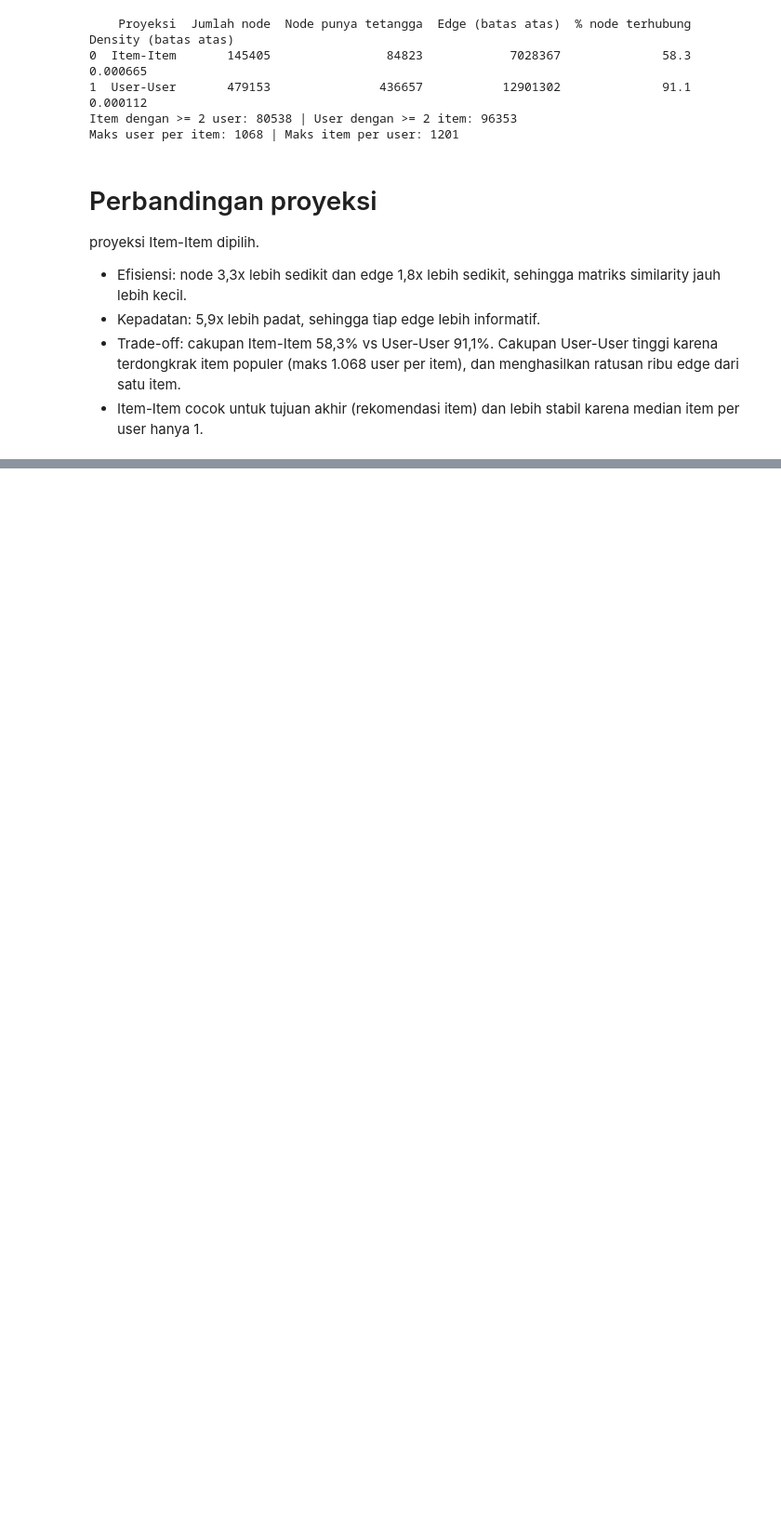
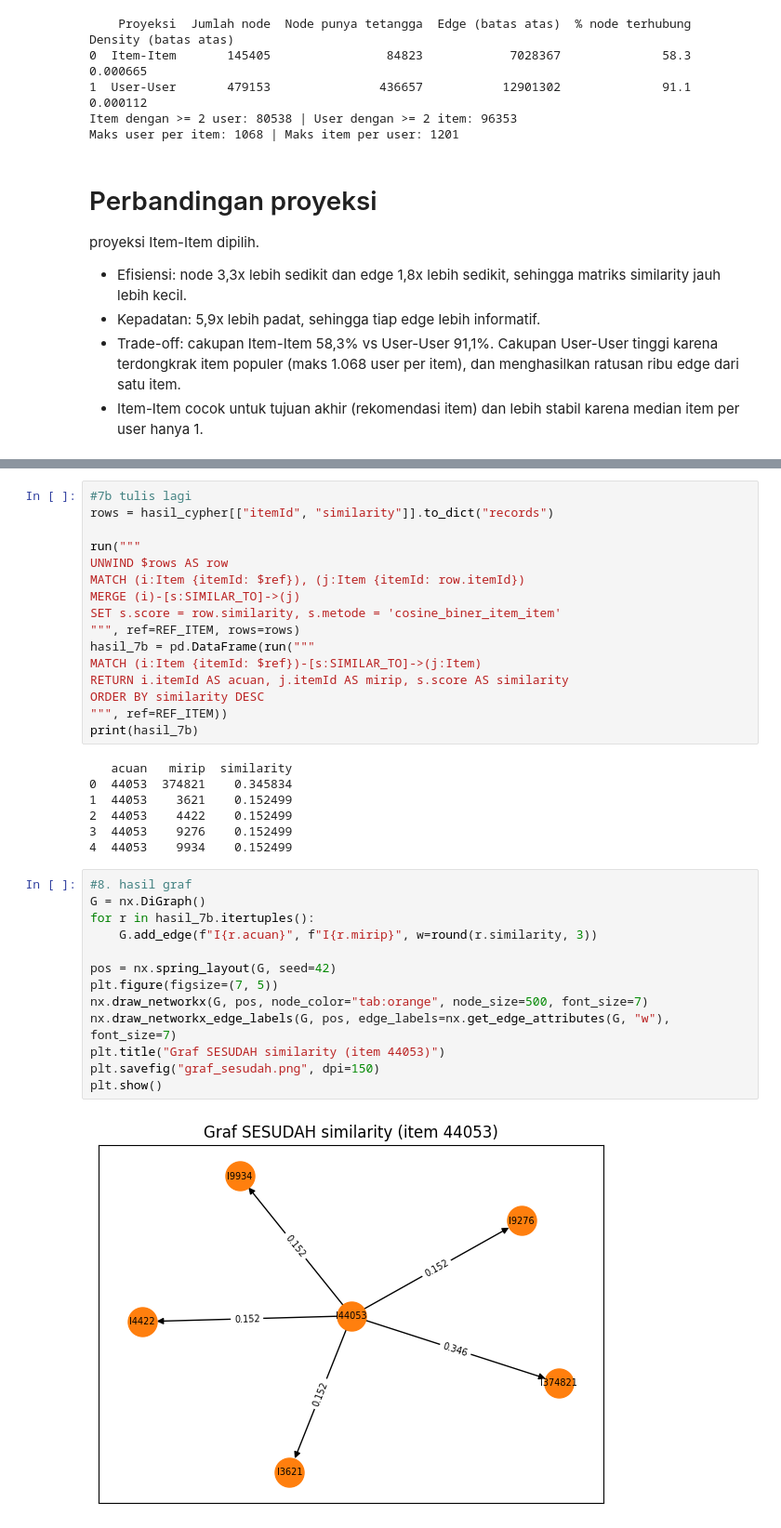
Before and after one commit to nuhaasalsabila/uts-graf-nuhaa-045, a Jupyter notebook: uts.ipynb, the cells around one changed output, grey strips where cells are left out. Shown at 93% size. Saved outputs shown, nothing was run; the diff lists cells and outputs as text; blank space fills up the shorter version.

```diff
--- a/uts.ipynb
+++ b/uts.ipynb
@@ -218,0 +301,38 @@ proyeksi Item-Item dipilih.
+# %%
+#7b tulis lagi
+rows = hasil_cypher[["itemId", "similarity"]].to_dict("records")
+
+run("""
+UNWIND $rows AS row
+MATCH (i:Item {itemId: $ref}), (j:Item {itemId: row.itemId})
+MERGE (i)-[s:SIMILAR_TO]->(j)
+SET s.score = row.similarity, s.metode = 'cosine_biner_item_item'
+""", ref=REF_ITEM, rows=rows)
+hasil_7b = pd.DataFrame(run("""
+MATCH (i:Item {itemId: $ref})-[s:SIMILAR_TO]->(j:Item)
+RETURN i.itemId AS acuan, j.itemId AS mirip, s.score AS similarity
+ORDER BY similarity DESC
+""", ref=REF_ITEM))
+print(hasil_7b)
+# %% [output]
+   acuan   mirip  similarity
+0  44053  374821    0.345834
+1  44053    3621    0.152499
+2  44053    4422    0.152499
+3  44053    9276    0.152499
+4  44053    9934    0.152499
+# %%
+#8. hasil graf
+G = nx.DiGraph()
+for r in hasil_7b.itertuples():
+    G.add_edge(f"I{r.acuan}", f"I{r.mirip}", w=round(r.similarity, 3))
+
+pos = nx.spring_layout(G, seed=42)
+plt.figure(figsize=(7, 5))
+nx.draw_networkx(G, pos, node_color="tab:orange", node_size=500, font_size=7)
+nx.draw_networkx_edge_labels(G, pos, edge_labels=nx.get_edge_attributes(G, "w"), font_size=7)
+plt.title("Graf SESUDAH similarity (item 44053)")
+plt.savefig("graf_sesudah.png", dpi=150)
+plt.show()
+# %% [output]
+[figure, added]
```
Also changed, not shown: parts of 7 cells of this notebook, 2 other files.
